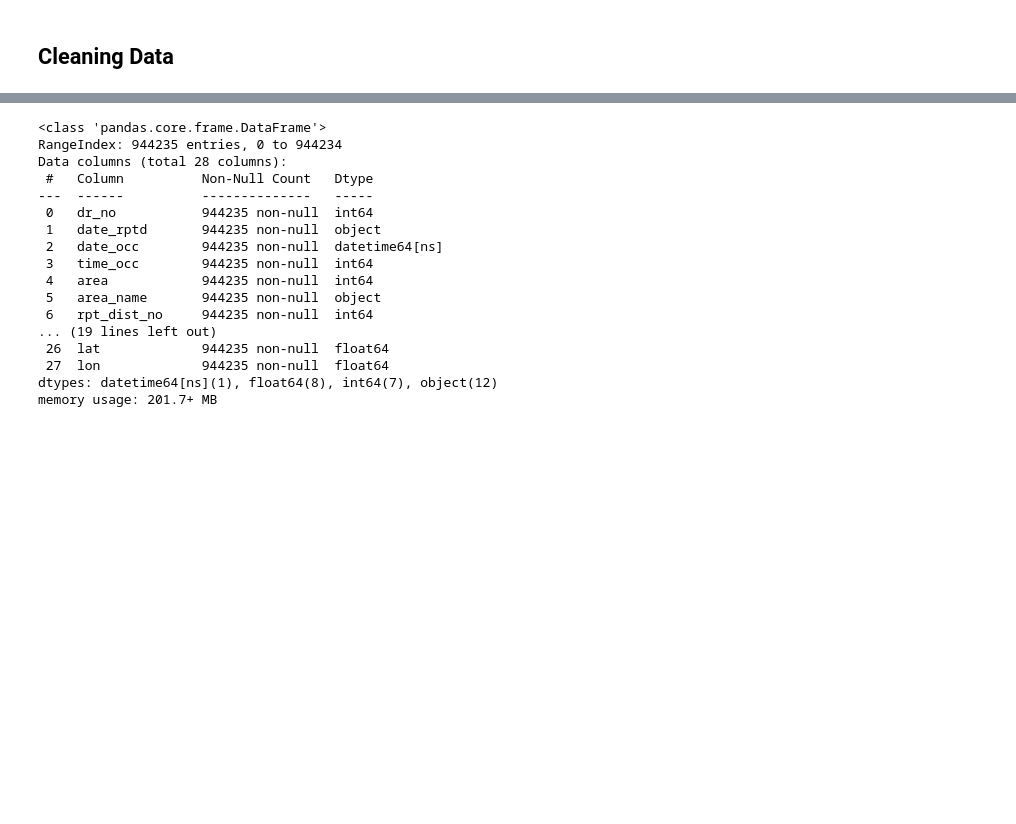
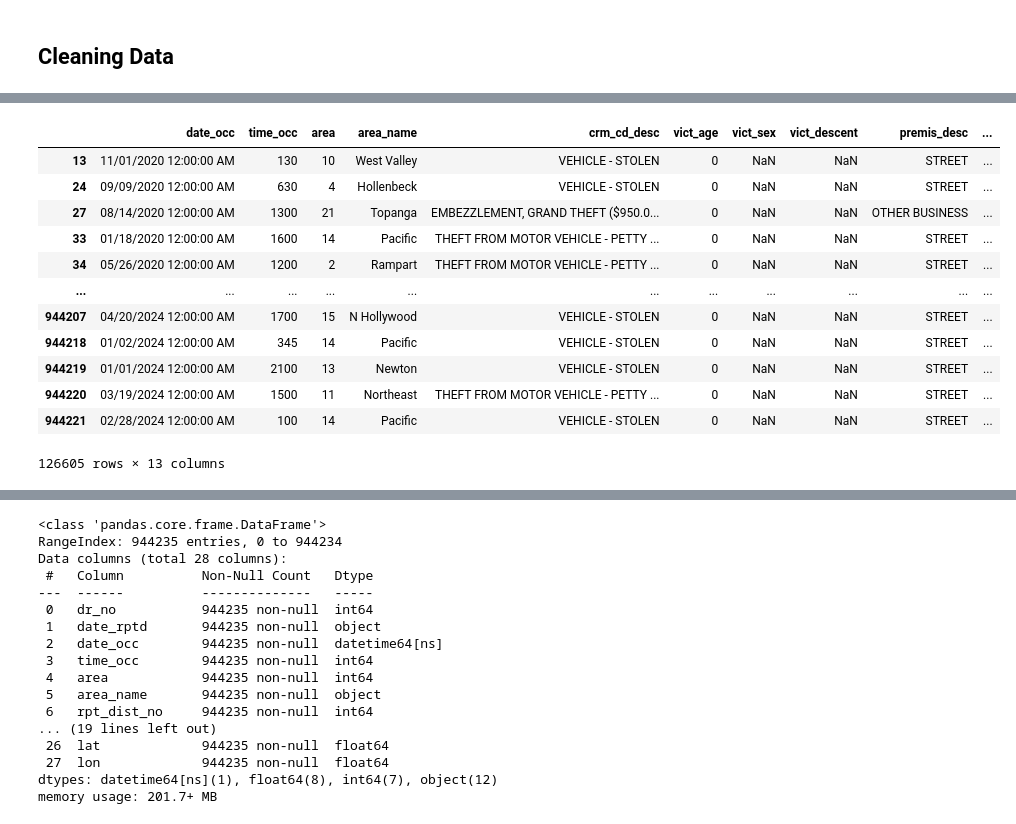
Before and after one commit to Mancini997/FirstLabWeek, a Jupyter notebook: Crime Project/Crimes_main.ipynb, the cells around one changed output, grey strips where cells are left out. Drawn from its saved outputs; the diff is of its cells as text; code cells hidden in the pictures; blank space fills up the shorter version.

```diff
--- a/Crime Project/Crimes_main.ipynb
+++ b/Crime Project/Crimes_main.ipynb
@@ -27,3 +96,20 @@ crime_df.columns = crime_df.columns.str.lower().str.replace(' ', '_')
+# %%
+filtered_crime_df = crime_df.loc[crime_df['vict_descent'].isna()]
+filtered_crime_df
+# %% [output]
+|  | date_occ | time_occ | area | area_name | crm_cd_desc | vict_age | vict_sex | vict_descent | premis_desc | ... |
+| 13 | 11/01/2020 12:00:00 AM | 130 | 10 | West Valley | VEHICLE - STOLEN | 0 | NaN | NaN | STREET | ... |
+| 24 | 09/09/2020 12:00:00 AM | 630 | 4 | Hollenbeck | VEHICLE - STOLEN | 0 | NaN | NaN | STREET | ... |
+| 27 | 08/14/2020 12:00:00 AM | 1300 | 21 | Topanga | EMBEZZLEMENT, GRAND THEFT ($950.0... | 0 | NaN | NaN | OTHER BUSINESS | ... |
+| 33 | 01/18/2020 12:00:00 AM | 1600 | 14 | Pacific | THEFT FROM MOTOR VEHICLE - PETTY ... | 0 | NaN | NaN | STREET | ... |
+| 34 | 05/26/2020 12:00:00 AM | 1200 | 2 | Rampart | THEFT FROM MOTOR VEHICLE - PETTY ... | 0 | NaN | NaN | STREET | ... |
+| ... | ... | ... | ... | ... | ... | ... | ... | ... | ... | ... |
+| 944207 | 04/20/2024 12:00:00 AM | 1700 | 15 | N Hollywood | VEHICLE - STOLEN | 0 | NaN | NaN | STREET | ... |
+| 944218 | 01/02/2024 12:00:00 AM | 345 | 14 | Pacific | VEHICLE - STOLEN | 0 | NaN | NaN | STREET | ... |
+| 944219 | 01/01/2024 12:00:00 AM | 2100 | 13 | Newton | VEHICLE - STOLEN | 0 | NaN | NaN | STREET | ... |
+| 944220 | 03/19/2024 12:00:00 AM | 1500 | 11 | Northeast | THEFT FROM MOTOR VEHICLE - PETTY ... | 0 | NaN | NaN | STREET | ... |
+| 944221 | 02/28/2024 12:00:00 AM | 100 | 14 | Pacific | VEHICLE - STOLEN | 0 | NaN | NaN | STREET | ... |
+126605 rows × 13 columns
 # %%
 crime_df
 # %% [output]
```
Also changed, not shown: parts of 7 cells of this notebook, 1 other file.
